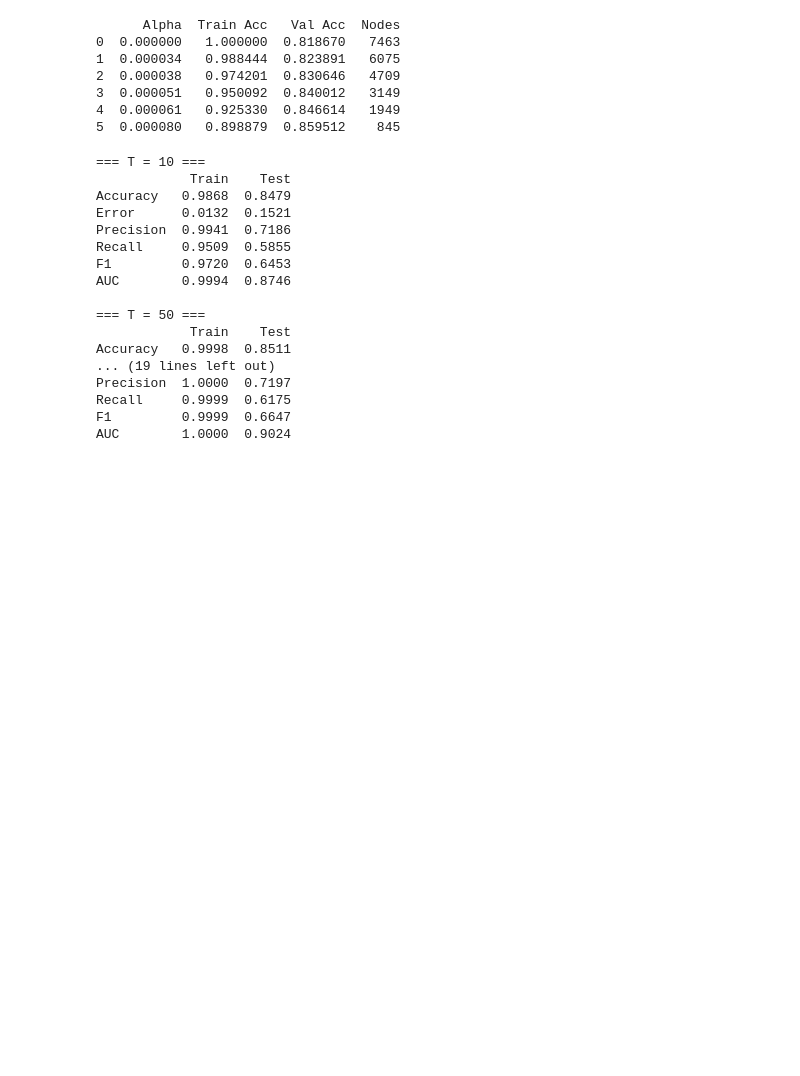
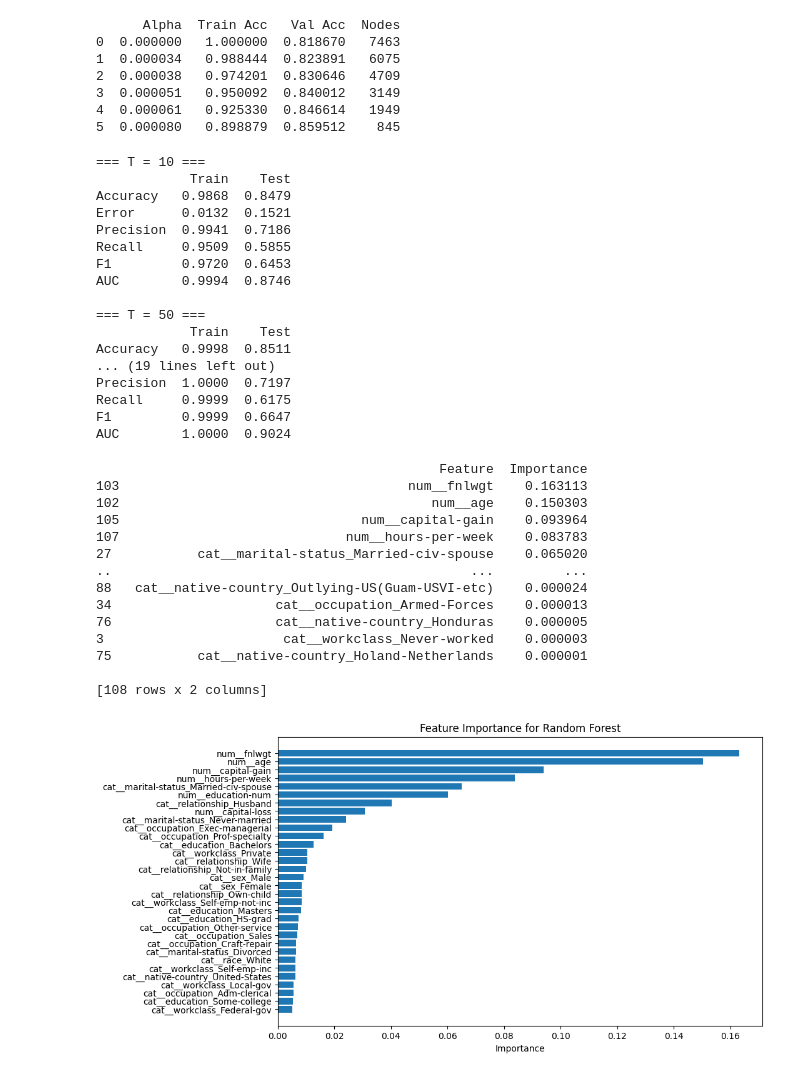
Before and after one commit to abby-stevenson/GradeOptimiser, a Jupyter notebook: homework4/ml_hw4.ipynb, the cells around one changed output. Cells and saved outputs as stored; diff of their text form; code cells hidden in the pictures; blank space fills up the shorter version.

```diff
--- a/homework4/ml_hw4.ipynb
+++ b/homework4/ml_hw4.ipynb
@@ -300,3 +300,43 @@ F1         0.9999  0.6647
 AUC        1.0000  0.9024
 # %%
 """QUESTION 2C"""
+feature_names = preprocessor.get_feature_names_out()
+
+rf = RandomForestClassifier(n_estimators=500, random_state=42, n_jobs=-1)
+rf.fit(X_train, y_train)
+
+importances = rf.feature_importances_
+feat_df = pd.DataFrame({
+    "Feature": feature_names,
+    "Importance": importances
+})
+feat_df.sort_values(by="Importance", ascending=False, inplace=True)
+print(feat_df)
+# len(feat_df) = 108
+
+top_k = 32
+top_feat = feat_df.head(top_k)
+
+plt.figure(figsize=(10,6))
+plt.barh(top_feat["Feature"], top_feat["Importance"])
+plt.gca().invert_yaxis()
+
+plt.xlabel("Importance")
+plt.title("Feature Importance for Random Forest")
+plt.show()
+# %% [output]
+                                            Feature  Importance
+103                                     num__fnlwgt    0.163113
+102                                        num__age    0.150303
+105                               num__capital-gain    0.093964
+107                             num__hours-per-week    0.083783
+27           cat__marital-status_Married-civ-spouse    0.065020
+..                                              ...         ...
+88   cat__native-country_Outlying-US(Guam-USVI-etc)    0.000024
+34                     cat__occupation_Armed-Forces    0.000013
+76                     cat__native-country_Honduras    0.000005
+3                       cat__workclass_Never-worked    0.000003
+75           cat__native-country_Holand-Netherlands    0.000001
+
+[108 rows x 2 columns]
+[figure, added]
```
